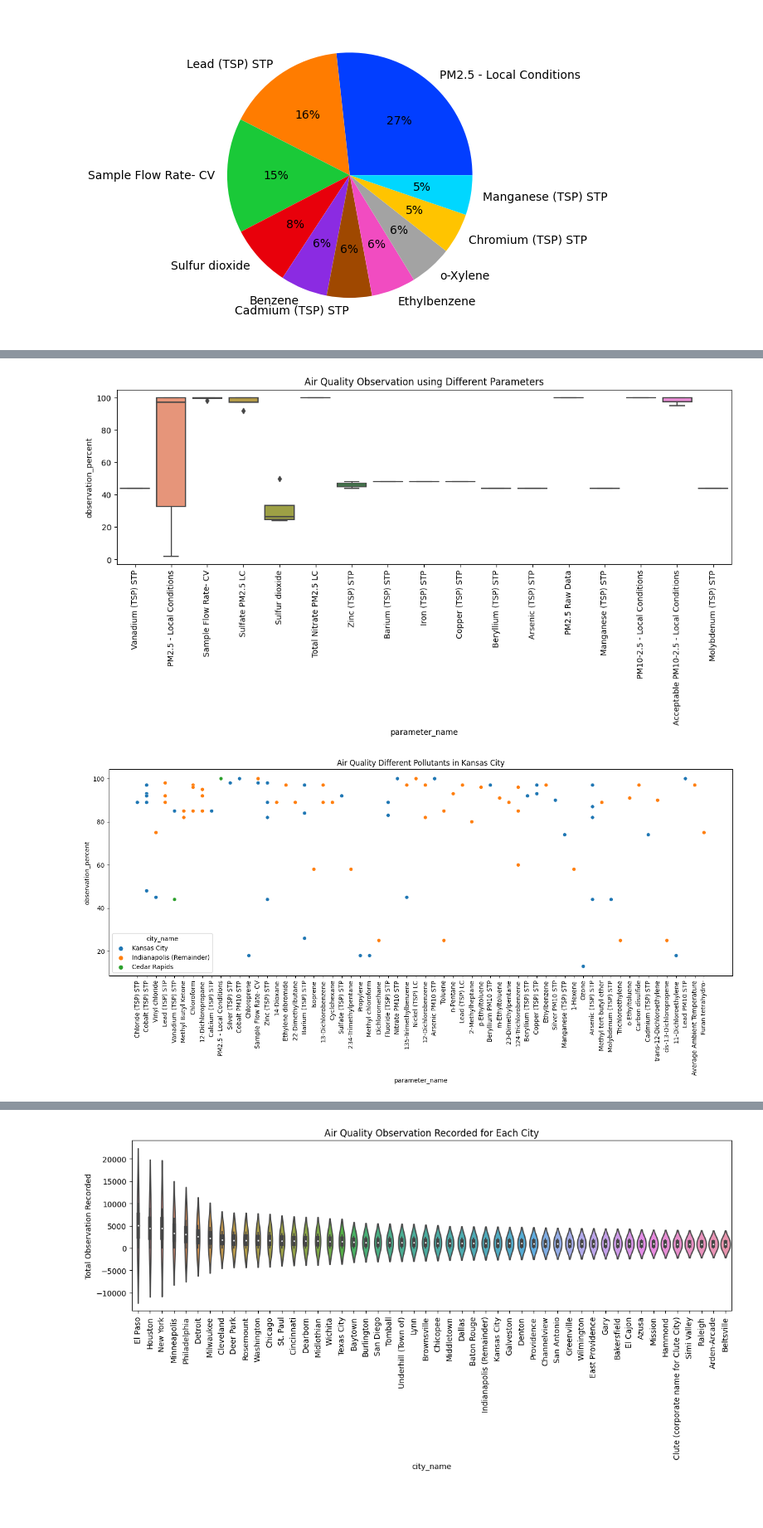
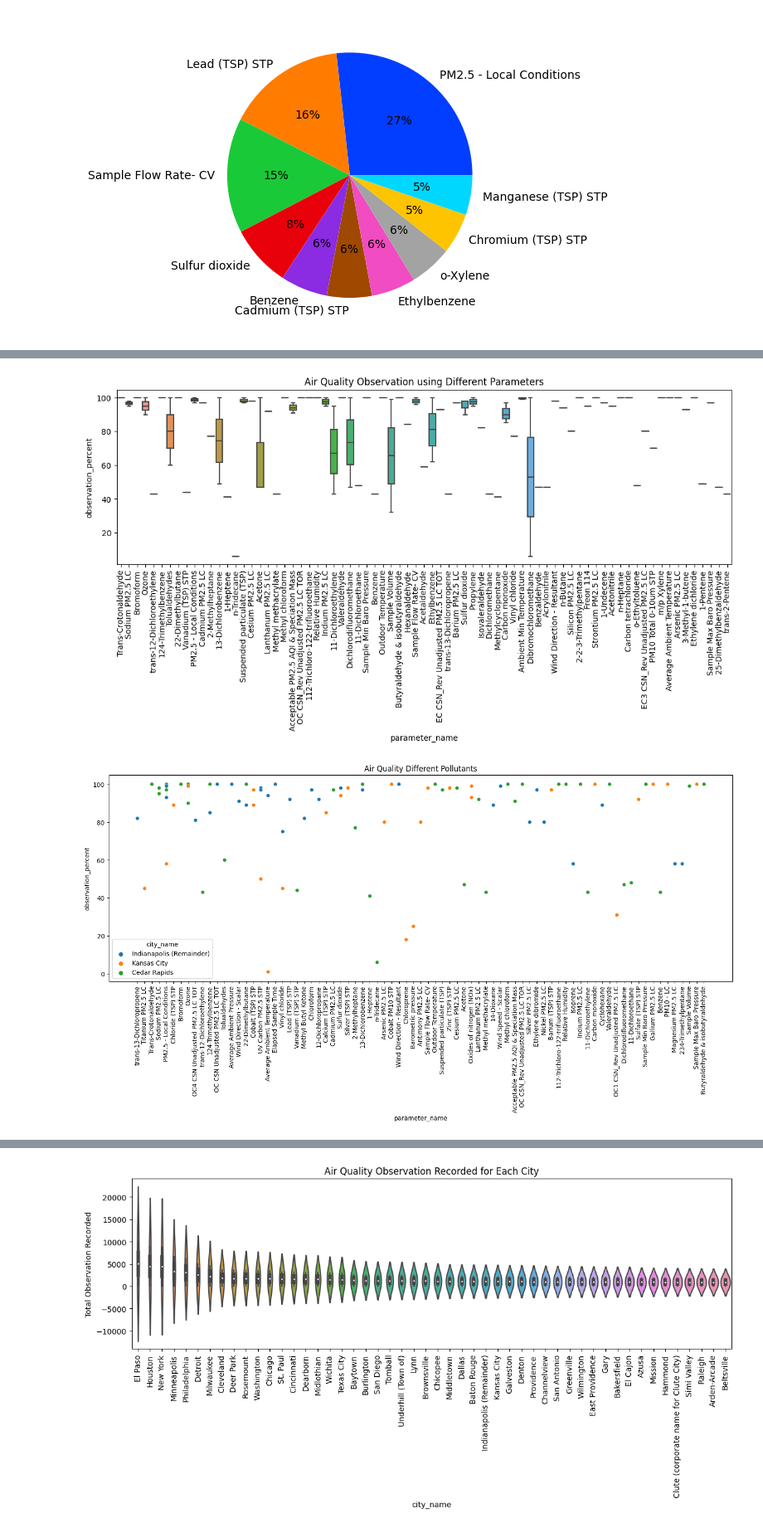
Before and after one commit to rohithpk12/EPA-analysis-1987-2023-exploration-on-visualization-, a Jupyter notebook: From_Data_to_Decisions_AQS_EDA_and_Visualization_for_Effective_Air_Quality_Strategies.ipynb, the cells around one changed output, grey strips where cells are left out. Shown at 83% size. Cells and saved outputs as stored; diff of their text form; code cells hidden in the pictures; blank space fills up the shorter version.

```diff
--- a/From_Data_to_Decisions_AQS_EDA_and_Visualization_for_Effective_Air_Quality_Strategies.ipynb
+++ b/From_Data_to_Decisions_AQS_EDA_and_Visualization_for_Effective_Air_Quality_Strategies.ipynb
@@ -234,20 +234,20 @@ plt.show()
 # %%
 temp = dataset.loc[((dataset['city_name'] == 'Cedar Rapids'))]
 fig, ax = plt.subplots(figsize=(14, 4))
-sns.boxplot(data=temp[0:50], x="parameter_name", y="observation_percent")
+sns.boxplot(data=temp[0:100], x="parameter_name", y="observation_percent")
 plt.xticks(rotation=90)
 plt.title("Air Quality Observation using Different Parameters")
 plt.show()
 # %% [output]
-[figure, old version]
+[figure, new version]
 # %%
-#data = dataset.loc[((dataset['city_name'] == 'Kansas City'))]
+#data = dataset.loc[((dataset['city_name'] == 'Cedar Rapids'))]
 data = dataset.loc[((dataset['city_name'] == 'Cedar Rapids') | (dataset['city_name'] == 'Kansas City') | (dataset['city_name'] == 'Indianapolis (Remainder)'))]
 data["date_of_last_change"] = pd.to_datetime(data["date_of_last_change"])
 fig, ax = plt.subplots(figsize=(18, 6))
 graph = sns.scatterplot(y="observation_percent", x="parameter_name", data=data[0:100], hue="city_name")
-graph.set(title="Air Quality Different Pollutants in Kansas City")
+graph.set(title="Air Quality Different Pollutants")
 plt.xticks(rotation=90)
 plt.show()
 # %% [output]
-[figure, old version]
+[figure, new version]
```
Also changed, not shown: parts of 2 cells of this notebook.
